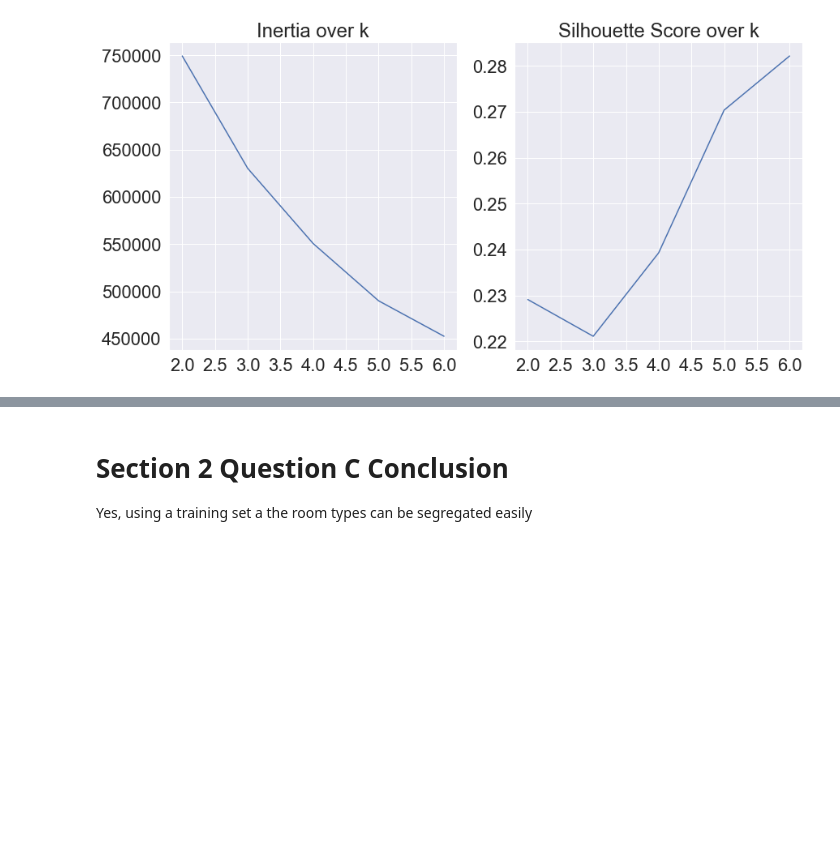
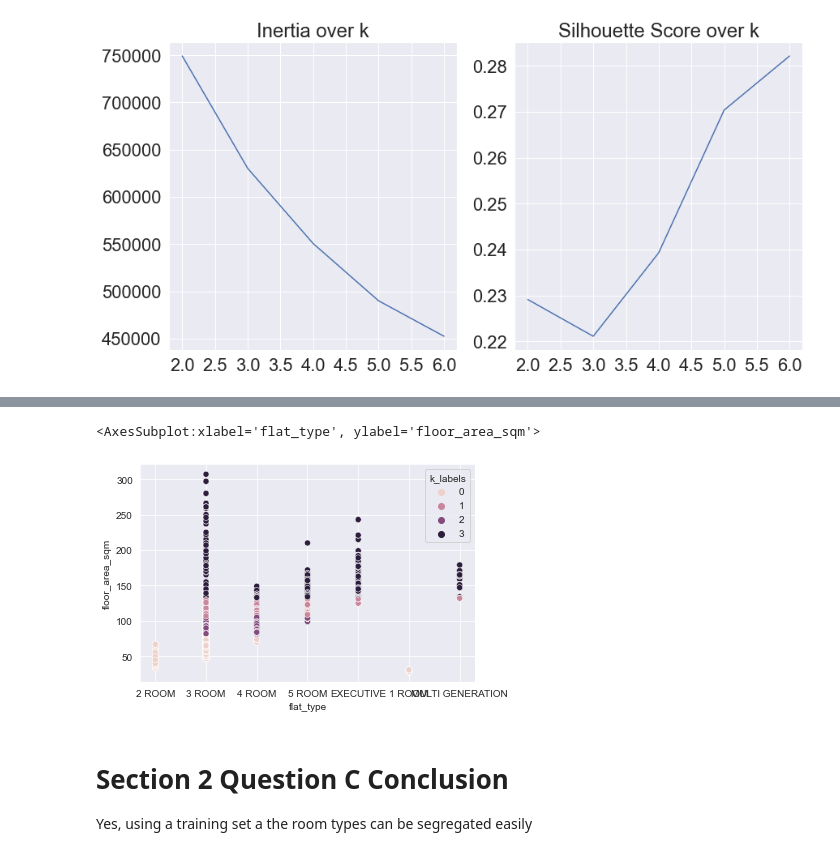
Before and after one commit to changjulian17/resale_HDB, a Jupyter notebook: HDB_model.ipynb, the cells around one changed output, grey strips where cells are left out. Drawn from its saved outputs; the diff is of its cells as text; code cells hidden in the pictures; blank space fills up the shorter version.

```diff
--- a/HDB_model.ipynb
+++ b/HDB_model.ipynb
@@ -894,3 +910,8 @@ sns.set()
+# %%
+sns.scatterplot(x =y,y=df_cat['floor_area_sqm'],hue=df_cat['k_labels'])
+# %% [output]
+<AxesSubplot:xlabel='flat_type', ylabel='floor_area_sqm'>
+[figure, added]
 # %% [markdown]
 # Section 2 Question C Conclusion
 Yes, using a training set a the room types can be segregated easily
```
Also changed, not shown: parts of 94 cells of this notebook, 2 other files.
